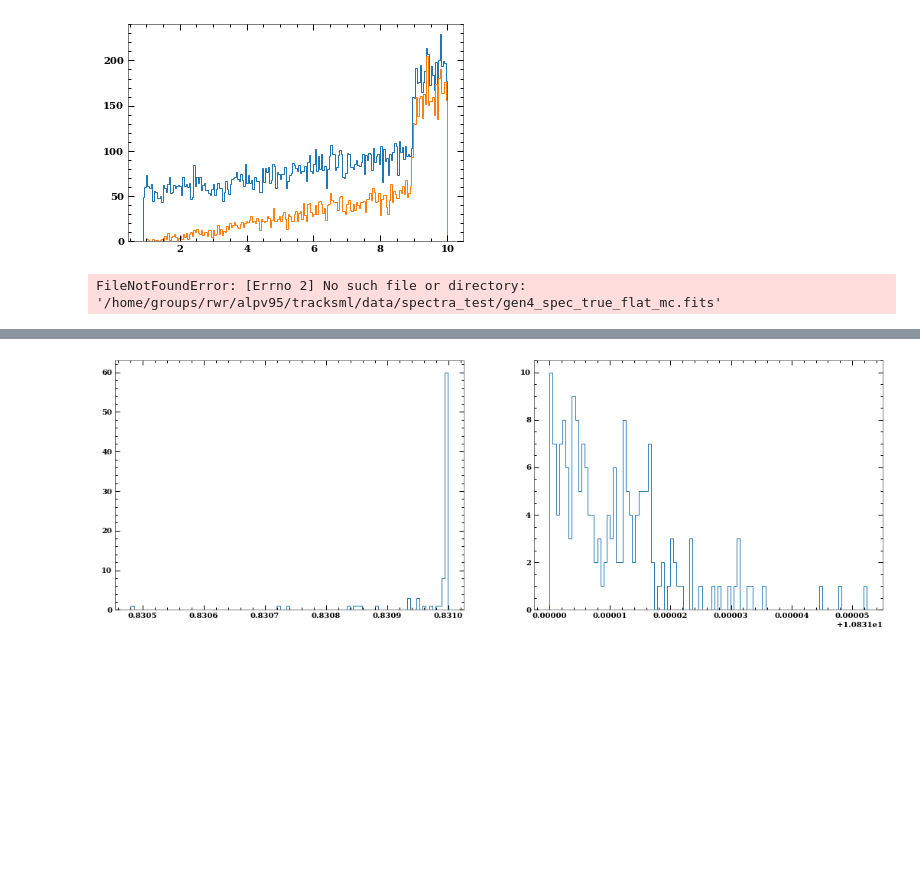
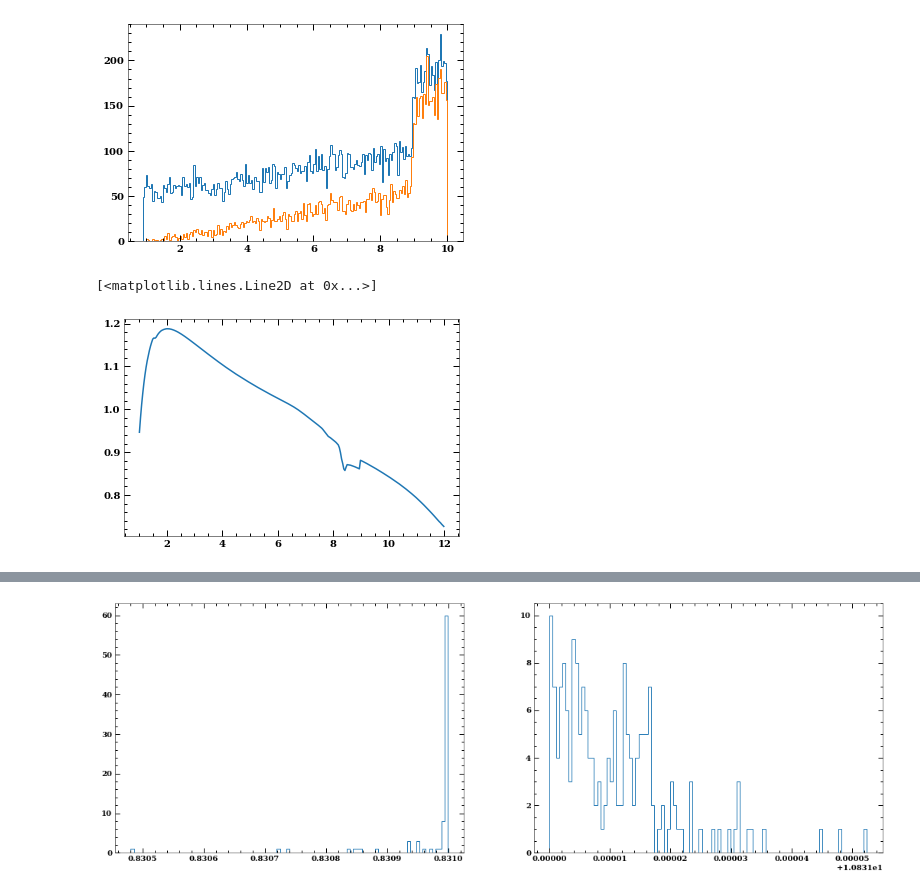
Before and after one commit to alpv95/IXPEML, a Jupyter notebook: notebooks/MDP_Check.ipynb, the cells around one changed output, grey strips where cells are left out. Drawn from its saved outputs; the diff is of its cells as text; code cells hidden in the pictures; blank space fills up the shorter version.

Commit message:
calibration_update

```diff
--- a/notebooks/MDP_Check.ipynb
+++ b/notebooks/MDP_Check.ipynb
@@ -177,7 +177,13 @@ print(len(x['energy'][:,0][cut]) / len(x['energy'][:,0]))
 # %%
 # with fits.open(home_dir + 'data/spectra2/gen4_spec_PL2_recon.fits', memmap=True) as hdut:
 #     pha = hdut[1].data['PHA']
-with fits.open(home_dir + 'data/spectra_test/gen4_spec_true_flat_mc.fits', memmap=False) as hdut:
+with fits.open(home_dir + 'data/spectra_calib/gen4_spec_true_flat_recon.fits', memmap=False) as hdut:
     data = hdut[1].data
-# %% [output]
-FileNotFoundError: [Errno 2] No such file or directory: '/home/groups/rwr/alpv95/tracksml/data/spectra_test/gen4_spec_true_flat_mc.fits'
+# %%
+area = np.loadtxt("MMA_cal-eff-area_20200831.txt")[:,(0,-1)]
+eff1 = np.loadtxt("du_efficiency_687mbar.txt")
+# %%
+plt.plot(area[:,0], (area[:,1]*eff1[:,1] * area[:,0]**(-1))**(0.05))
+# %% [output]
+[<matplotlib.lines.Line2D at 0x...>]
+[figure, added]
```
Also changed, not shown: parts of 18 cells of this notebook, 10 other files.
